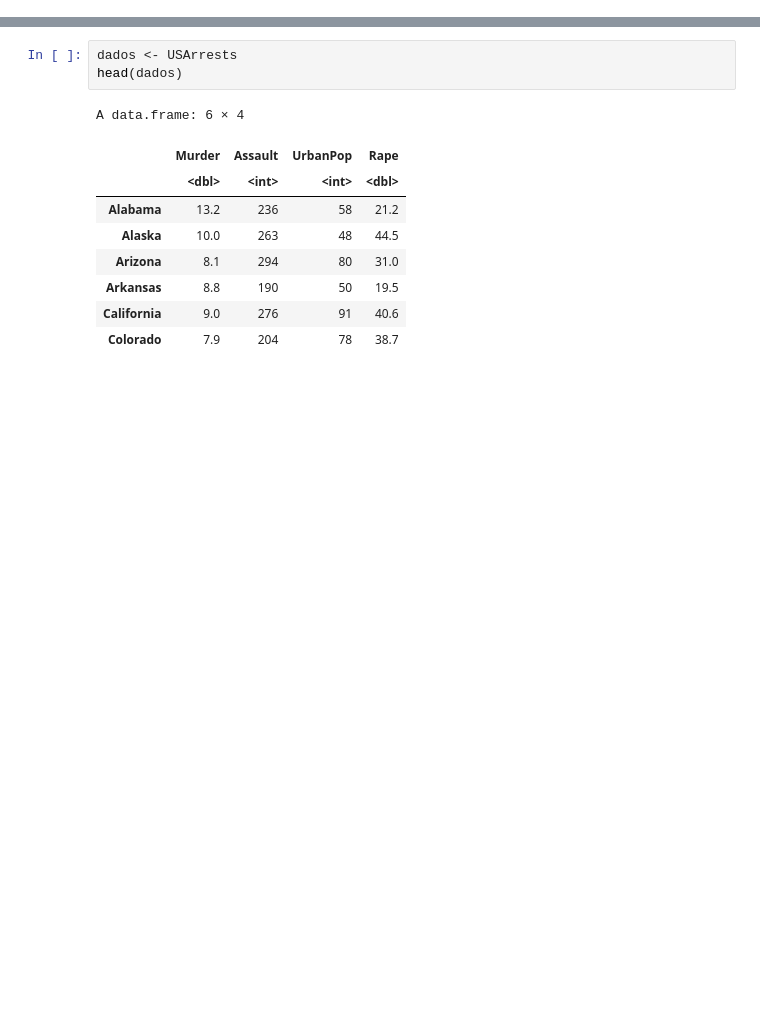
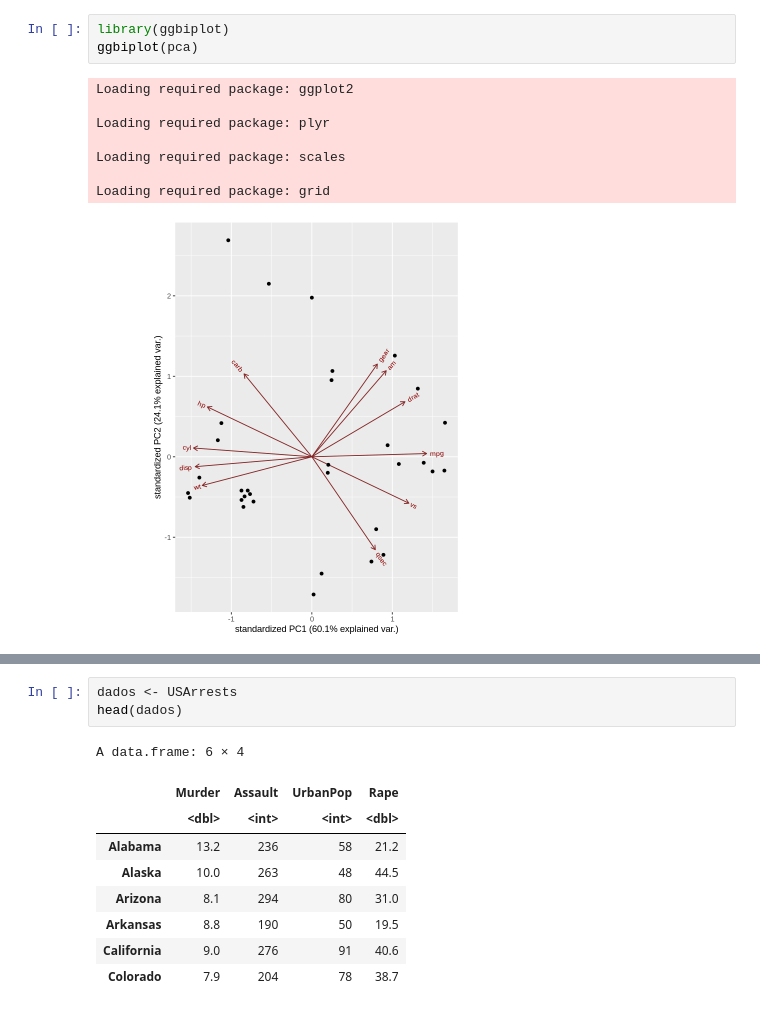
Before and after one commit to jespimentel/estudos_ia, a Jupyter notebook: 02_pca_e_analise_de_agrupamentos.ipynb, the cells around one changed output, grey strips where cells are left out. Saved outputs shown, nothing was run; the diff lists cells and outputs as text; blank space fills up the shorter version.

```diff
--- a/02_pca_e_analise_de_agrupamentos.ipynb
+++ b/02_pca_e_analise_de_agrupamentos.ipynb
@@ -2,0 +109,12 @@
+# %%
+library(ggbiplot)
+ggbiplot(pca)
+# %% [output]
+Loading required package: ggplot2
+
+Loading required package: plyr
+
+Loading required package: scales
+
+Loading required package: grid
+[figure, added]
```
Also changed, not shown: parts of 13 cells of this notebook.
